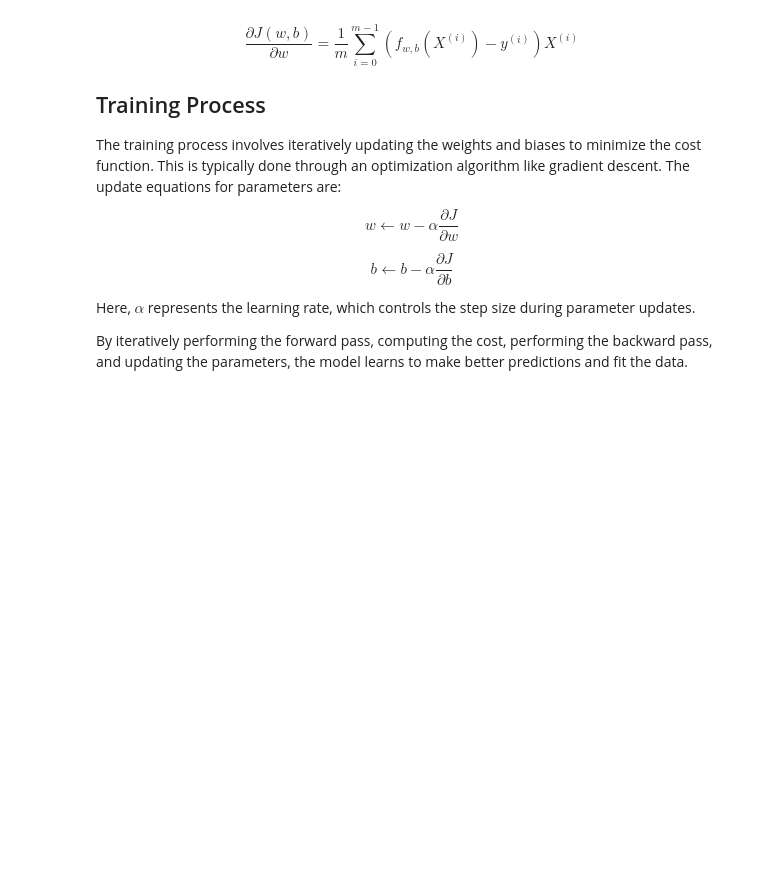
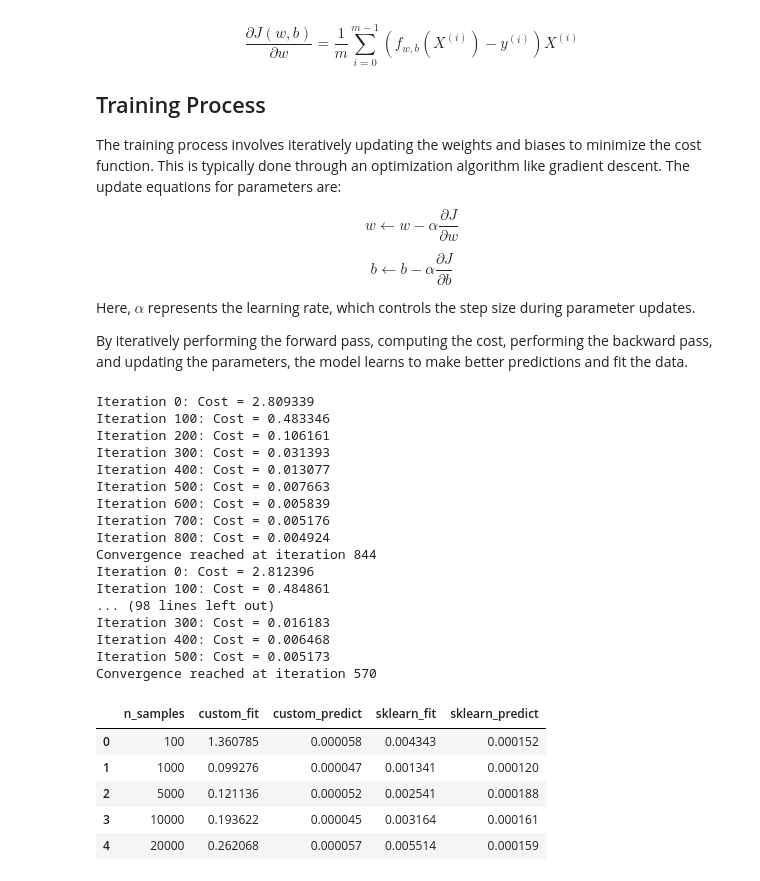
Before and after one commit to viderson/ml_from_scratch, a Jupyter notebook: notebooks/compare_linear_regression.ipynb, the cells around one changed output. Cells and saved outputs as stored; diff of their text form; code cells hidden in the pictures; blank space fills up the shorter version.

```diff
--- a/notebooks/compare_linear_regression.ipynb
+++ b/notebooks/compare_linear_regression.ipynb
@@ -56,0 +63,61 @@ from sklearn.linear_model import LinearRegression as SklearnLinearRegression
+# %%
+def benchmark(n_samples_list, n_features=10, n_repeats=3):
+    results = []
+    for n in n_samples_list:
+        X, y = generate_data(n, n_features)
+        custom_times = {'fit': [], 'predict': []}
+        for _ in range(n_repeats):
+            model = CustomLinearRegression()
+            t0 = time.perf_counter()
+            model.fit(X, y)
+            t1 = time.perf_counter()
+            model.predict(X[:10])
+            t2 = time.perf_counter()
+            custom_times['fit'].append(t1 - t0)
+            custom_times['predict'].append(t2 - t1)
+        sklearn_times = {'fit': [], 'predict': []}
+        for _ in range(n_repeats):
+            model = SklearnLinearRegression()
+            t0 = time.perf_counter()
+            model.fit(X, y)
+            t1 = time.perf_counter()
+            model.predict(X[:10])
+            t2 = time.perf_counter()
+            sklearn_times['fit'].append(t1 - t0)
+            sklearn_times['predict'].append(t2 - t1)
+        results.append({
+            'n_samples': n,
+            'custom_fit': np.mean(custom_times['fit']),
+            'custom_predict': np.mean(custom_times['predict']),
+            'sklearn_fit': np.mean(sklearn_times['fit']),
+            'sklearn_predict': np.mean(sklearn_times['predict']),
+        })
+    return pd.DataFrame(results)
+# %%
+n_samples_list = [100, 1_000, 5_000, 10_000, 20_000]
+df = benchmark(n_samples_list)
+df
+# %% [output]
+Iteration 0: Cost = 2.809339
+Iteration 100: Cost = 0.483346
+Iteration 200: Cost = 0.106161
+Iteration 300: Cost = 0.031393
+Iteration 400: Cost = 0.013077
+Iteration 500: Cost = 0.007663
+Iteration 600: Cost = 0.005839
+Iteration 700: Cost = 0.005176
+Iteration 800: Cost = 0.004924
+Convergence reached at iteration 844
+Iteration 0: Cost = 2.812396
+Iteration 100: Cost = 0.484861
+... (98 lines left out)
+Iteration 300: Cost = 0.016183
+Iteration 400: Cost = 0.006468
+Iteration 500: Cost = 0.005173
+Convergence reached at iteration 570
+|  | n_samples | custom_fit | custom_predict | sklearn_fit | sklearn_predict |
+| 0 | 100 | 1.360785 | 0.000058 | 0.004343 | 0.000152 |
+| 1 | 1000 | 0.099276 | 0.000047 | 0.001341 | 0.000120 |
+| 2 | 5000 | 0.121136 | 0.000052 | 0.002541 | 0.000188 |
+| 3 | 10000 | 0.193622 | 0.000045 | 0.003164 | 0.000161 |
+| 4 | 20000 | 0.262068 | 0.000057 | 0.005514 | 0.000159 |
```
Also changed, not shown: parts of 6 cells of this notebook, 1 other file.
